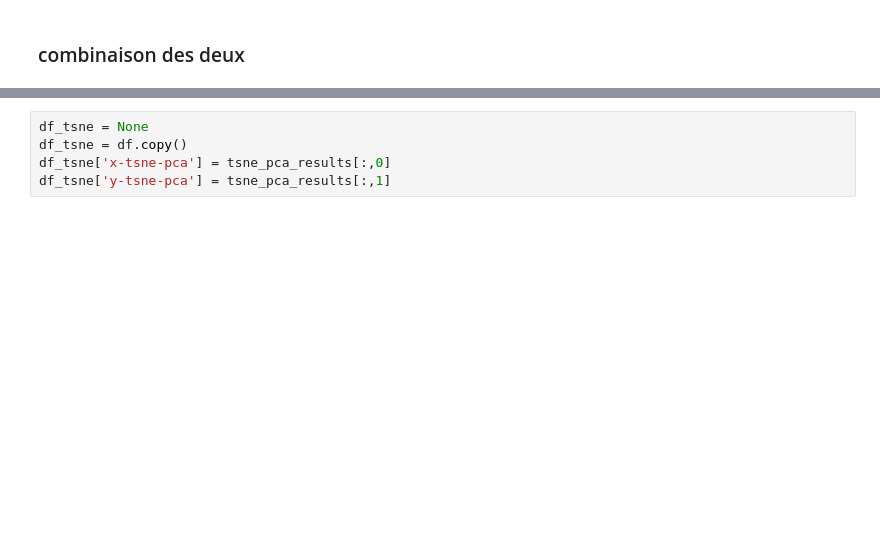
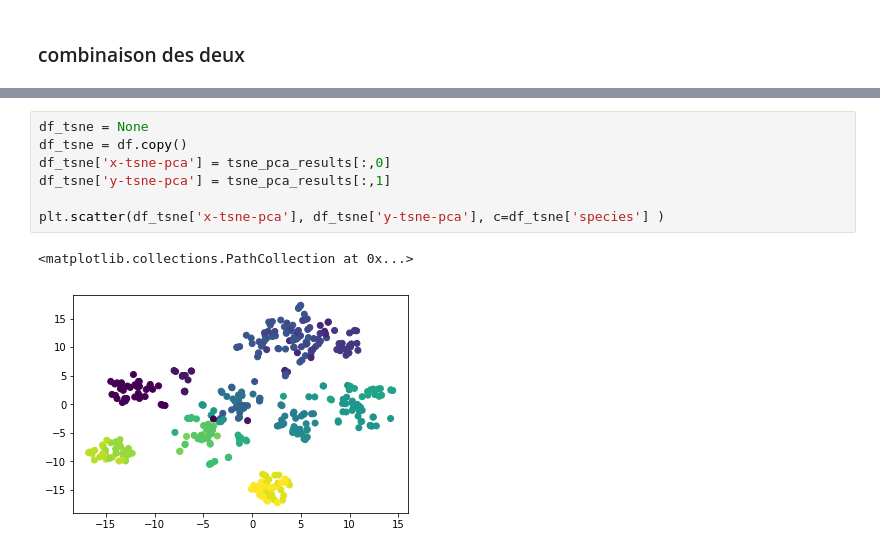
Before and after one commit to francoisremi/projet_FDD, a Jupyter notebook: jupyter/exercice2.ipynb, the cells around one changed output, grey strips where cells are left out. Cells and saved outputs as stored; diff of their text form; blank space fills up the shorter version.

```diff
--- a/jupyter/exercice2.ipynb
+++ b/jupyter/exercice2.ipynb
@@ -152,5 +152,10 @@ t-SNE done! Time elapsed: 1.5464093685150146 seconds
 # %%
 df_tsne = None
 df_tsne = df.copy()
 df_tsne['x-tsne-pca'] = tsne_pca_results[:,0]
 df_tsne['y-tsne-pca'] = tsne_pca_results[:,1]
+
+plt.scatter(df_tsne['x-tsne-pca'], df_tsne['y-tsne-pca'], c=df_tsne['species'] )
+# %% [output]
+<matplotlib.collections.PathCollection at 0x...>
+[figure, added]
```
Also changed, not shown: parts of 8 cells of this notebook.
